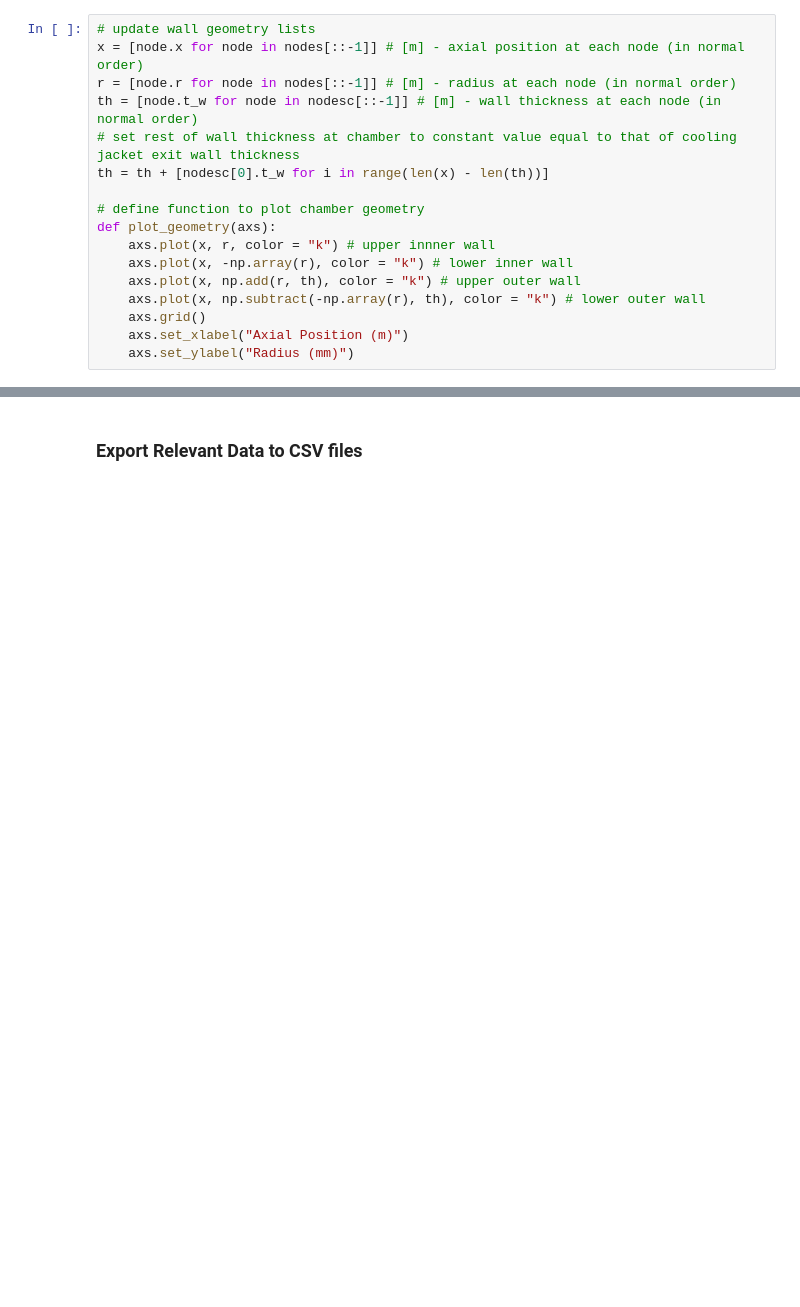
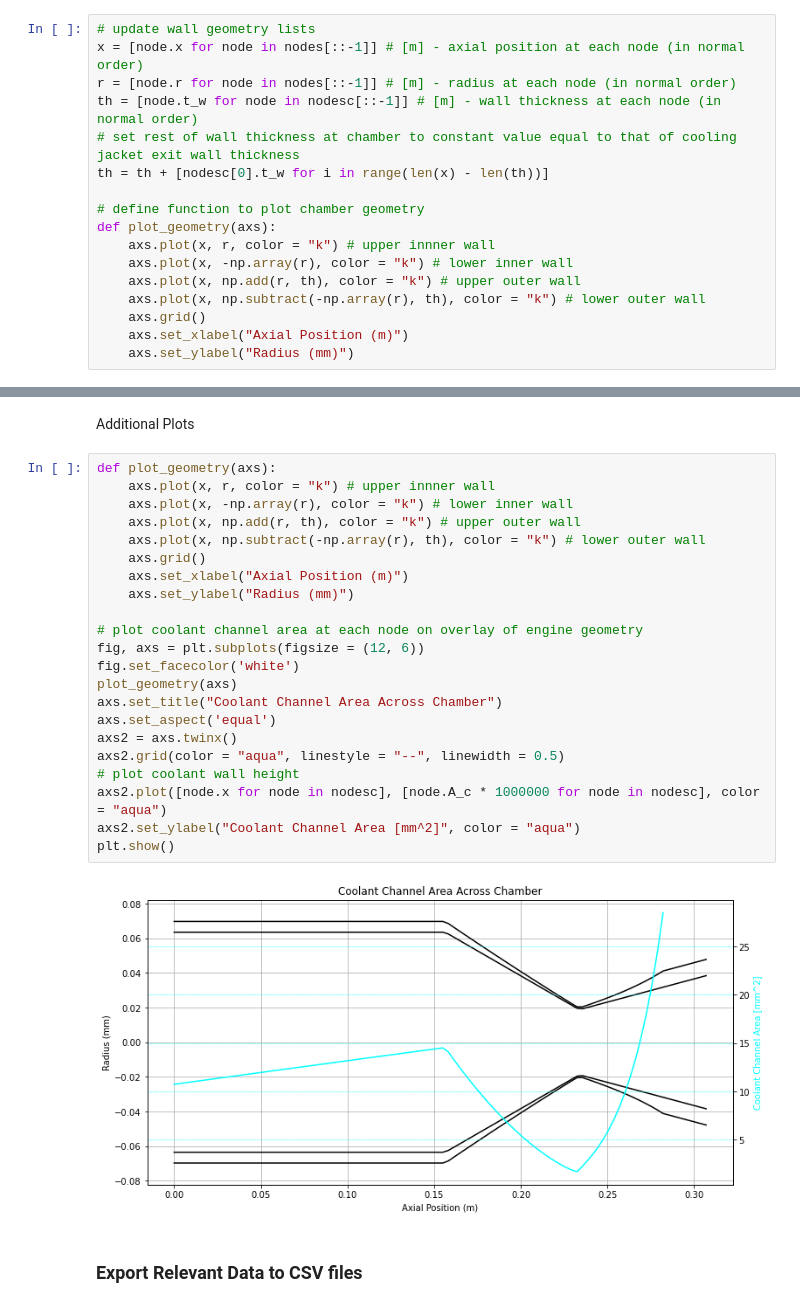
Before and after one commit to Project-Liquid/TheRocket, a Jupyter notebook: TheEngine/Regen Solver/prelimsolver.ipynb, the cells around one changed output, grey strips where cells are left out. Saved outputs shown, nothing was run; the diff lists cells and outputs as text; blank space fills up the shorter version.

```diff
--- a/TheEngine/Regen Solver/prelimsolver.ipynb
+++ b/TheEngine/Regen Solver/prelimsolver.ipynb
@@ -1355,3 +1363,29 @@ plt.show()
+# %% [markdown]
+Additional Plots
+# %%
+def plot_geometry(axs):
+    axs.plot(x, r, color = "k") # upper innner wall
+    axs.plot(x, -np.array(r), color = "k") # lower inner wall
+    axs.plot(x, np.add(r, th), color = "k") # upper outer wall
+    axs.plot(x, np.subtract(-np.array(r), th), color = "k") # lower outer wall
+    axs.grid()
+    axs.set_xlabel("Axial Position (m)")
+    axs.set_ylabel("Radius (mm)")
+
+# plot coolant channel area at each node on overlay of engine geometry
+fig, axs = plt.subplots(figsize = (12, 6))
+fig.set_facecolor('white')
+plot_geometry(axs)
+axs.set_title("Coolant Channel Area Across Chamber")
+axs.set_aspect('equal')
+axs2 = axs.twinx()
+axs2.grid(color = "aqua", linestyle = "--", linewidth = 0.5)
+# plot coolant wall height
+axs2.plot([node.x for node in nodesc], [node.A_c * 1000000 for node in nodesc], color = "aqua")
+axs2.set_ylabel("Coolant Channel Area [mm^2]", color = "aqua")
+plt.show()
+# %% [output]
+[figure, added]
 # %% [markdown]
 ### Export Relevant Data to CSV files
 # %%
```
Also changed, not shown: parts of 16 cells of this notebook, 18 other files.
